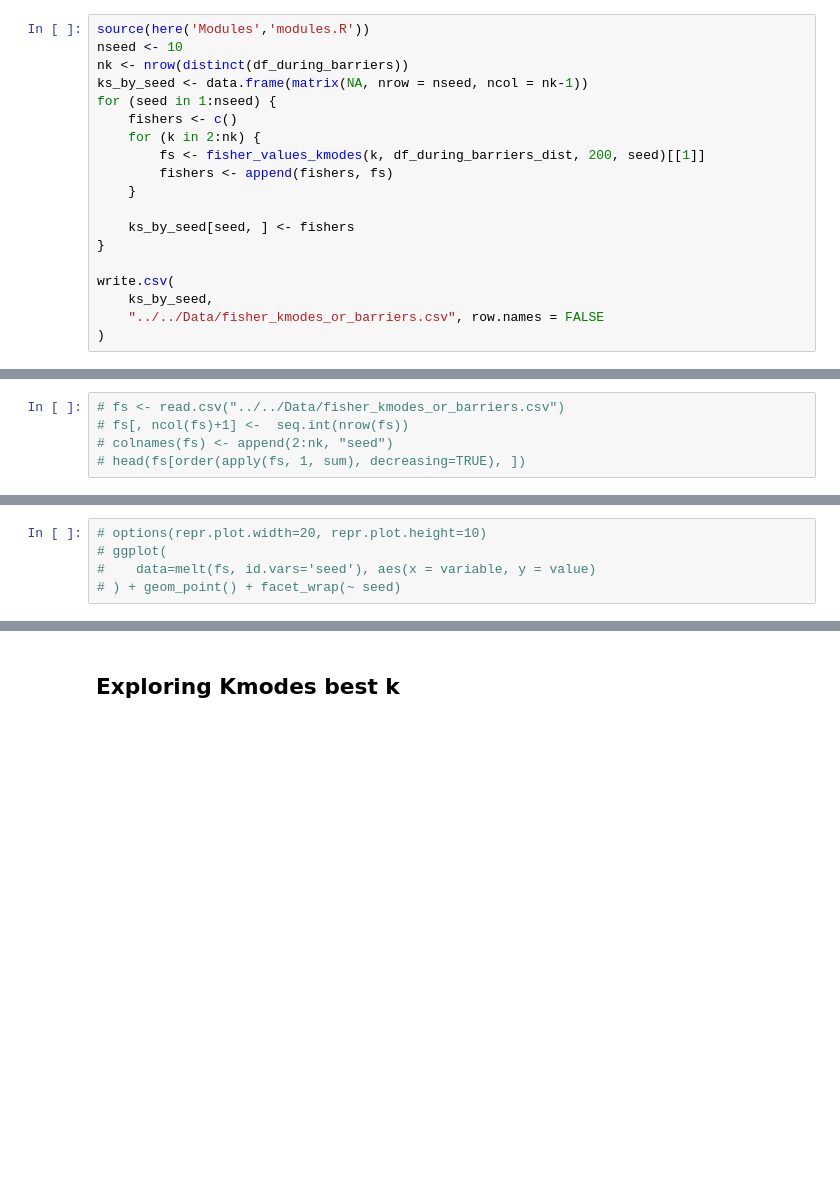
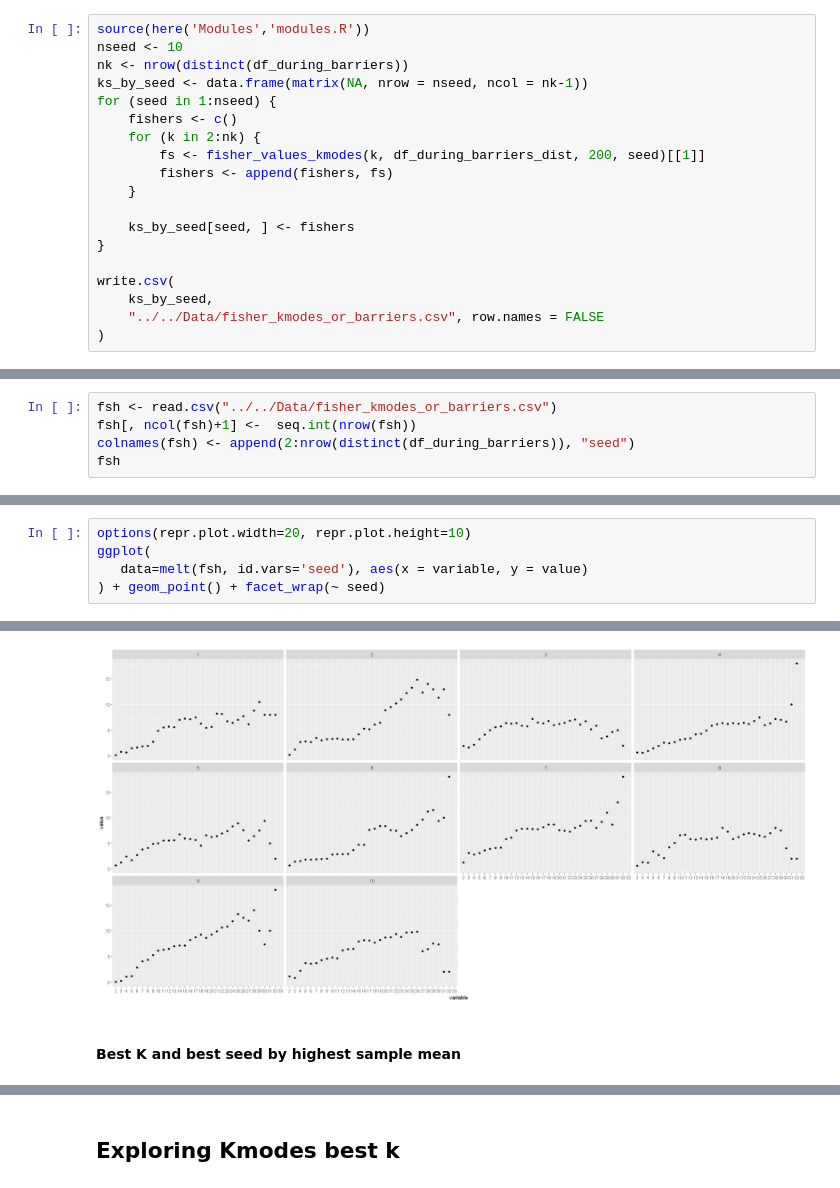
Before and after one commit to LASOS-INT/Barreiras-e-Facilitadores, a Jupyter notebook: R-notebooks/Clustering/barriers_clustering_kmodes_fisher.ipynb, the cells around one changed output, grey strips where cells are left out. Cells and saved outputs as stored; diff of their text form; blank space fills up the shorter version.

```diff
--- a/R-notebooks/Clustering/barriers_clustering_kmodes_fisher.ipynb
+++ b/R-notebooks/Clustering/barriers_clustering_kmodes_fisher.ipynb
@@ -45,5 +47,5 @@ write.csv(
 # %%
-# fs <- read.csv("../../Data/fisher_kmodes_or_barriers.csv")
-# fs[, ncol(fs)+1] <-  seq.int(nrow(fs))
-# colnames(fs) <- append(2:nk, "seed")
-# head(fs[order(apply(fs, 1, sum), decreasing=TRUE), ])
+fsh <- read.csv("../../Data/fisher_kmodes_or_barriers.csv")
+fsh[, ncol(fsh)+1] <-  seq.int(nrow(fsh))
+colnames(fsh) <- append(2:nrow(distinct(df_during_barriers)), "seed")
+fsh
@@ -50,5 +66,6 @@ write.csv(
 # %%
-# options(repr.plot.width=20, repr.plot.height=10)
-# ggplot(
-#    data=melt(fs, id.vars='seed'), aes(x = variable, y = value)
-# ) + geom_point() + facet_wrap(~ seed)
+options(repr.plot.width=20, repr.plot.height=10)
+ggplot(
+   data=melt(fsh, id.vars='seed'), aes(x = variable, y = value)
+) + geom_point() + facet_wrap(~ seed)
+# %% [output]
@@ -54,0 +74,3 @@ write.csv(
+[figure, added]
+# %% [markdown]
+####  Best K and best seed by highest sample mean
```
Also changed, not shown: parts of 4 cells of this notebook, 3 other files.
